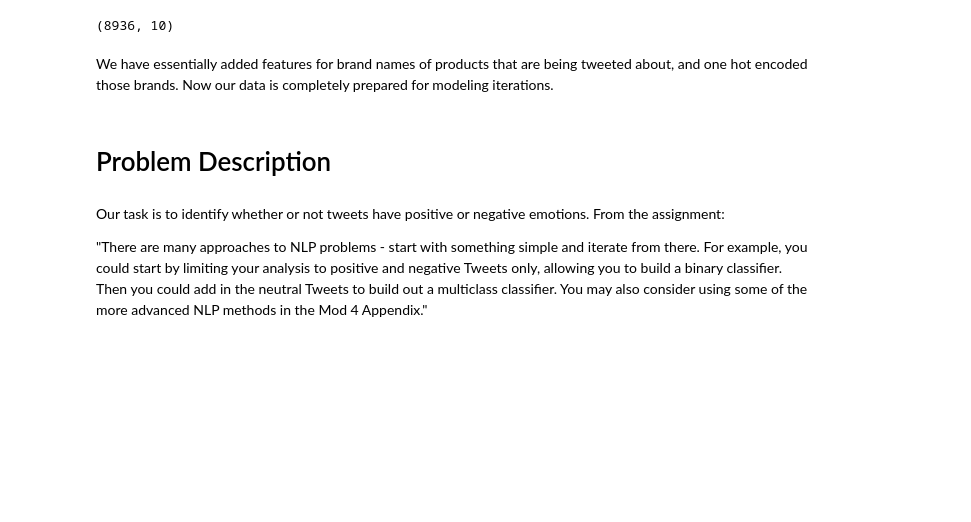
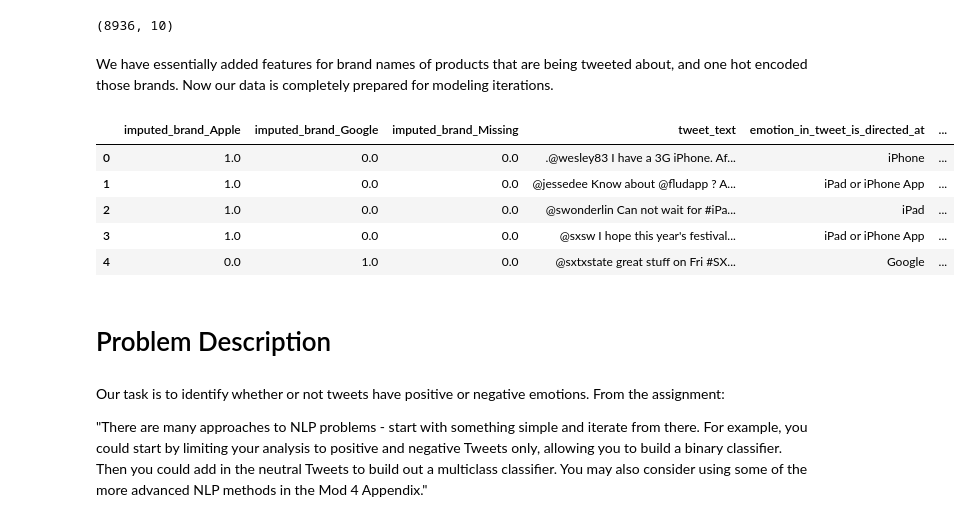
Before and after one commit to dvdhartsman/NLP-Sentiment-Analysis, a Jupyter notebook: David_Notebook.ipynb, the cells around one changed output. Cells and saved outputs as stored; diff of their text form; code cells hidden in the pictures; blank space fills up the shorter version.

```diff
--- a/David_Notebook.ipynb
+++ b/David_Notebook.ipynb
@@ -231,6 +231,15 @@ concat_df.shape
 (8936, 10)
 # %% [markdown]
 We have essentially added features for brand names of products that are being tweeted about, and one hot encoded those brands. Now our data is completely prepared for modeling iterations.
+# %%
+concat_df.head()
+# %% [output]
+|  | imputed_brand_Apple | imputed_brand_Google | imputed_brand_Missing | tweet_text | emotion_in_tweet_is_directed_at | ... |
+| 0 | 1.0 | 0.0 | 0.0 | .@wesley83 I have a 3G iPhone. Af... | iPhone | ... |
+| 1 | 1.0 | 0.0 | 0.0 | @jessedee Know about @fludapp ? A... | iPad or iPhone App | ... |
+| 2 | 1.0 | 0.0 | 0.0 | @swonderlin Can not wait for #iPa... | iPad | ... |
+| 3 | 1.0 | 0.0 | 0.0 | @sxsw I hope this year's festival... | iPad or iPhone App | ... |
+| 4 | 0.0 | 1.0 | 0.0 | @sxtxstate great stuff on Fri #SX... | Google | ... |
 # %% [markdown]
 # Problem Description
 # %% [markdown]
```
Also changed, not shown: parts of 13 cells of this notebook.
